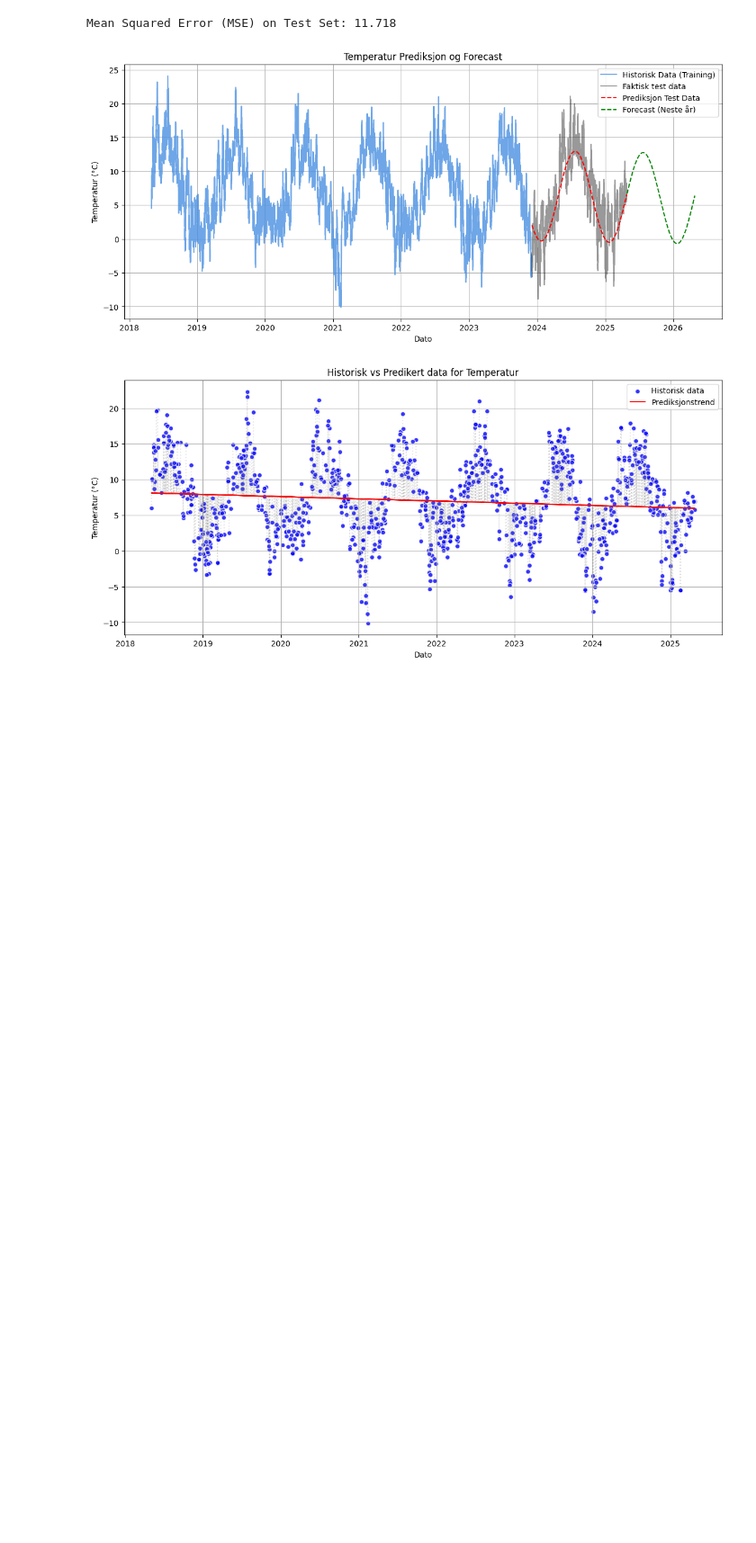
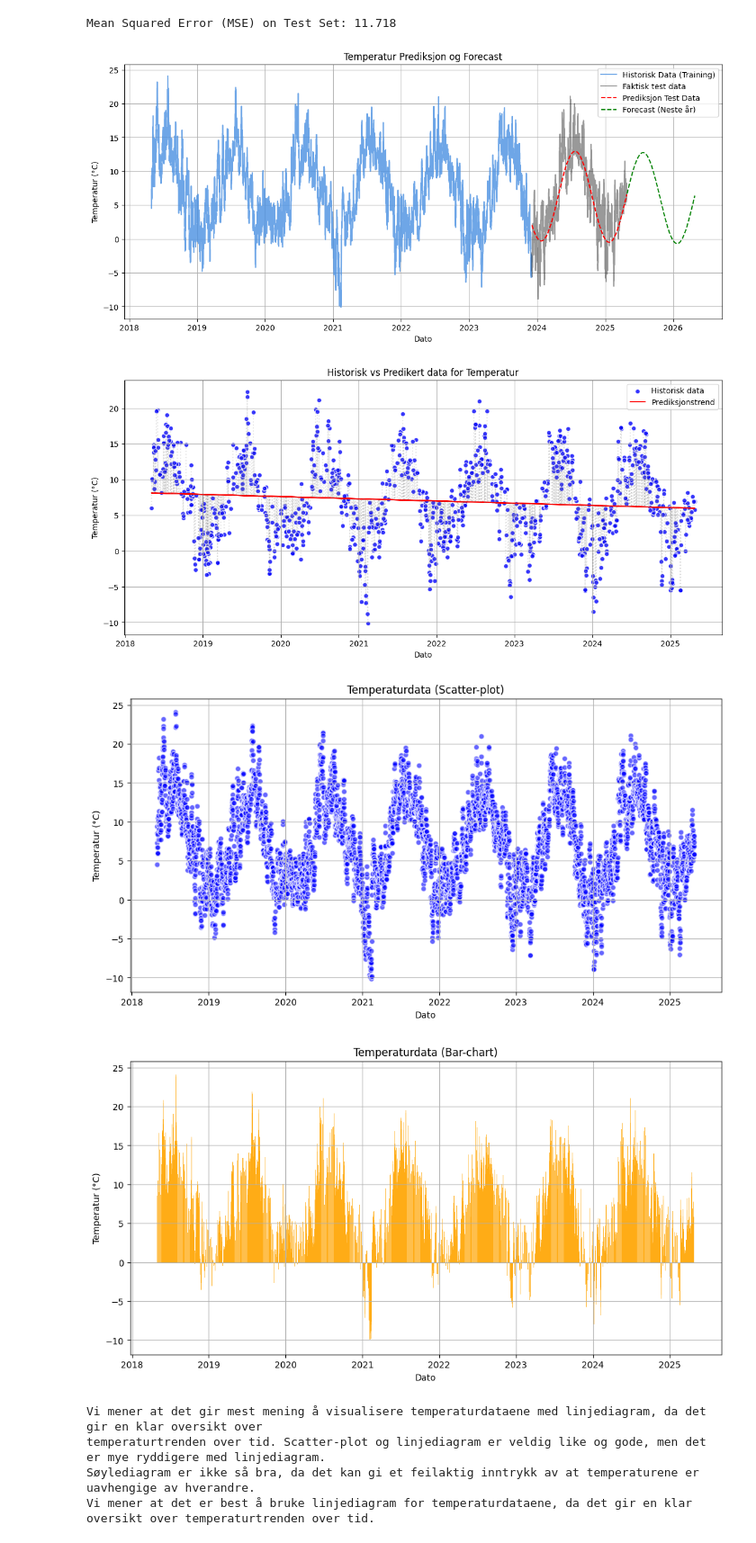
Before and after one commit to Trankevin01/Miljoedataanalyseapplikasjon, a Jupyter notebook: proj_environment/notebooks/3. Plotting av data.ipynb, the cells around one changed output. Shown at 90% size. Drawn from its saved outputs; the diff is of its cells as text; code cells hidden in the pictures; blank space fills up the shorter version.

```diff
--- a/proj_environment/notebooks/3. Plotting av data.ipynb
+++ b/proj_environment/notebooks/3. Plotting av data.ipynb
@@ -246,6 +246,29 @@ fig_temp.update_layout(
     yaxis_title="Temperatur (°C)"
 )
 fig_temp.show()
+
+# Scatter-plot for temperaturdata
+plt.figure(figsize=(12, 6))
+plt.scatter(temperature_data['referenceTime'], temperature_data['value'], color='blue', alpha=0.6, edgecolors='w')
+plt.title('Temperaturdata (Scatter-plot)')
+plt.xlabel('Dato')
+plt.ylabel('Temperatur (°C)')
+plt.grid(True)
+plt.show()
+
+# Bar-chart for temperaturdata
+plt.figure(figsize=(12, 6))
+plt.bar(temperature_data['referenceTime'], temperature_data['value'], color='orange', alpha=0.7)
+plt.title('Temperaturdata (Bar-chart)')
+plt.xlabel('Dato')
+plt.ylabel('Temperatur (°C)')
+plt.grid(True)
+plt.show()
+
+print("Vi mener at det gir mest mening å visualisere temperaturdataene med linjediagram, da det gir en klar oversikt over ")
+print("temperaturtrenden over tid. Scatter-plot og linjediagram er veldig like og gode, men det er mye ryddigere med linjediagram. ")
+print("Søylediagram er ikke så bra, da det kan gi et feilaktig inntrykk av at temperaturene er uavhengige av hverandre. ")
+print("Vi mener at det er best å bruke linjediagram for temperaturdataene, da det gir en klar oversikt over temperaturtrenden over tid.")
 
 # Plotter nedbørsdata
 fig_precip = go.Figure()
@@ -293,30 +316,37 @@ fig_wind.update_layout(
     title=f"Vindhastighet over tid<br>Gjennomsnitt: {mean_wind:.2f} m/s, Median: {median_wind:.2f} m/s",
     xaxis_title="Dato",
     yaxis_title="Vindhastighet (m/s)"
 )
 fig_wind.show()
 
 # Plotter luftfuktighetsdata
 fig_humidity = go.Figure()
 fig_humidity.add_trace(go.Scatter(
     x=humidity_data['referenceTime'],
     y=humidity_data['value'],
     mode='lines',
     name='Luftfuktighet',
     line=dict(color='#1f77b4')
 ))
 mean_humidity = humidity_data['value'].mean()
 median_humidity = humidity_data['value'].median()
 fig_humidity.add_trace(go.Scatter(
     x=humidity_data['referenceTime'],
     y=[mean_humidity] * len(humidity_data['referenceTime']),
     mode='lines',
     line=dict(dash='dash', color='rgba(31, 119, 180)'),
     name='Gjennomsnittlig luftfuktighet'
 ))
 fig_humidity.update_layout(
     title=f"Luftfuktighet over tid<br>Gjennomsnitt: {mean_humidity:.2f} %, Median: {median_humidity:.2f} %",
     xaxis_title="Dato",
     yaxis_title="Relativ luftfuktighet (%)"
 )
 fig_humidity.show()
+# %% [output]
+[figure, added]
+[figure, added]
+Vi mener at det gir mest mening å visualisere temperaturdataene med linjediagram, da det gir en klar oversikt over
+temperaturtrenden over tid. Scatter-plot og linjediagram er veldig like og gode, men det er mye ryddigere med linjediagram.
+Søylediagram er ikke så bra, da det kan gi et feilaktig inntrykk av at temperaturene er uavhengige av hverandre.
+Vi mener at det er best å bruke linjediagram for temperaturdataene, da det gir en klar oversikt over temperaturtrenden over tid.
```
Also changed, not shown: 2 other files.
